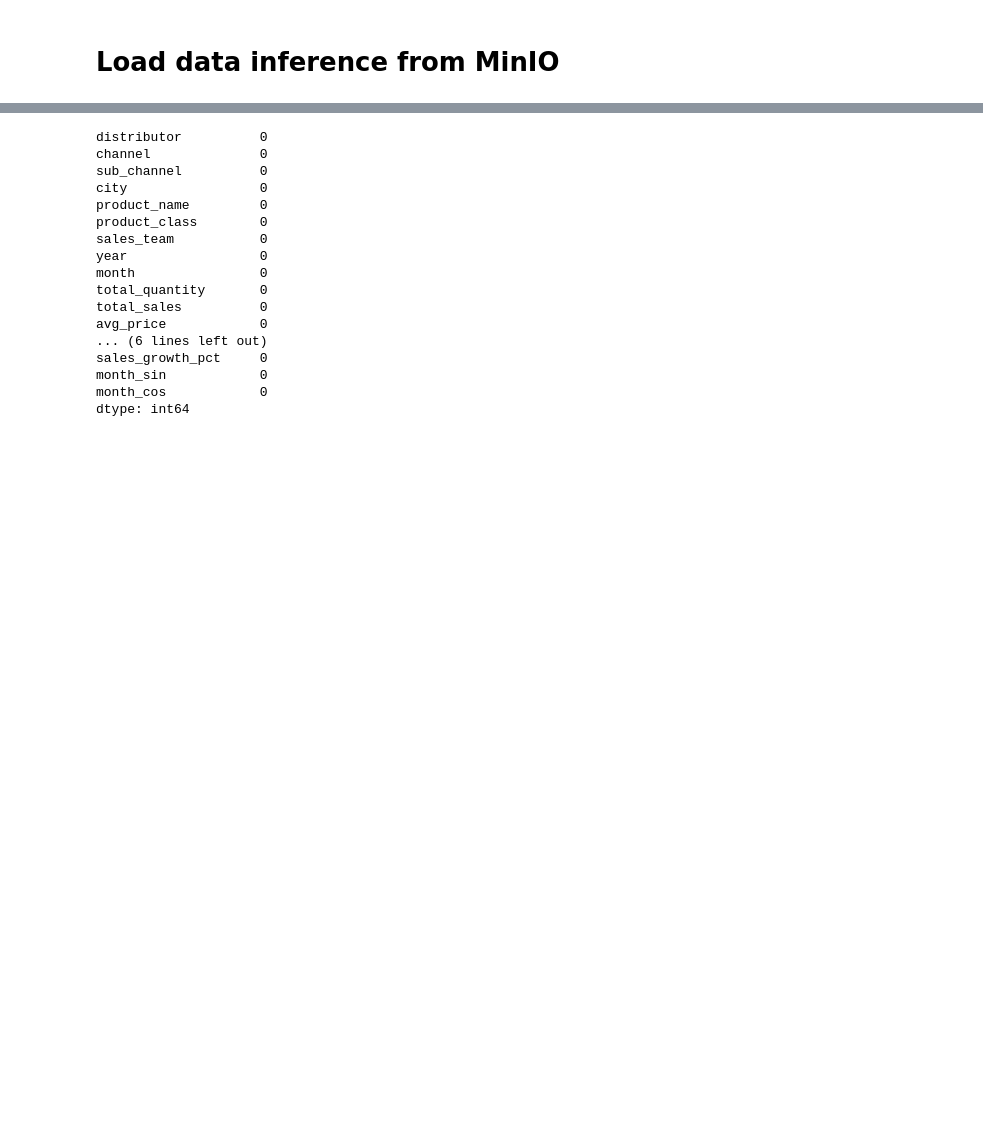
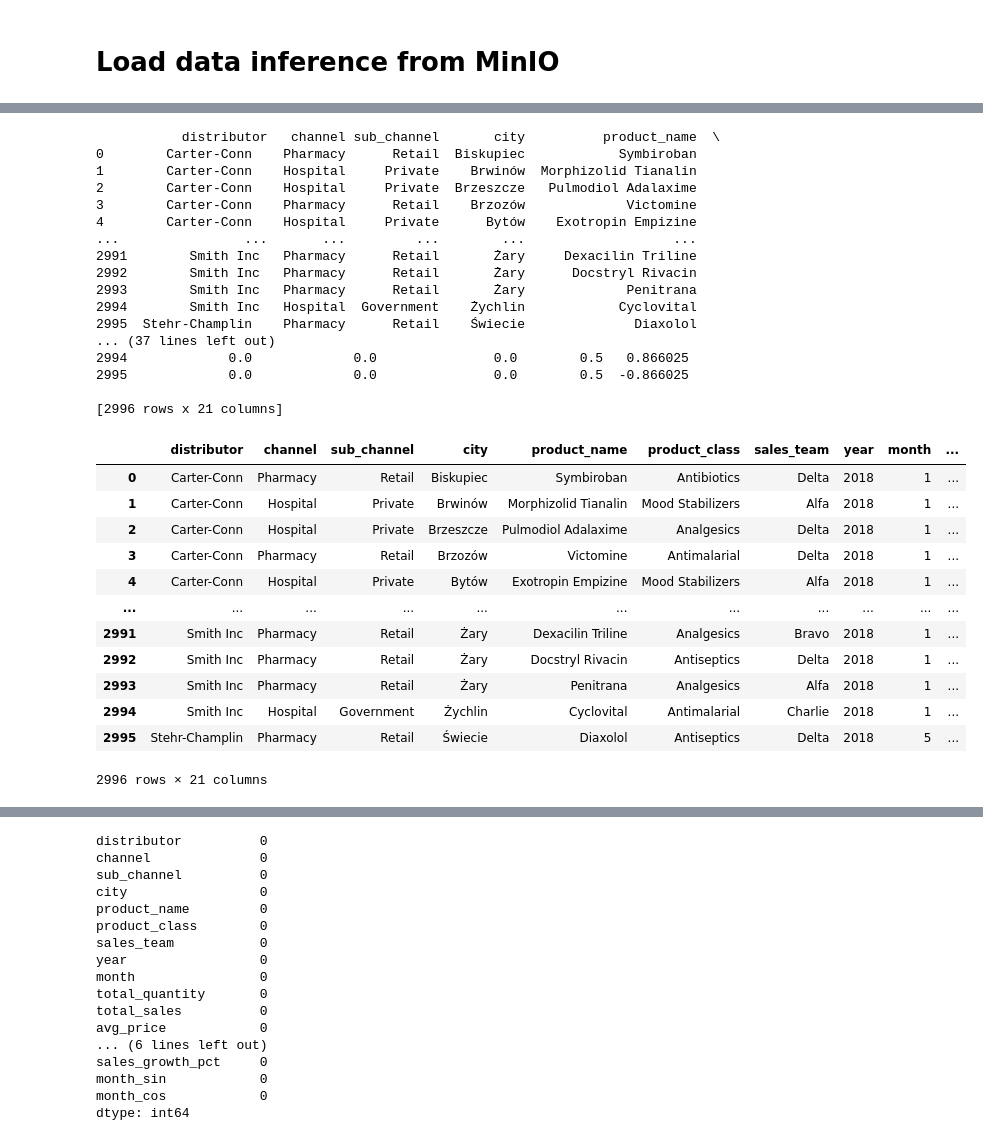
Before and after one commit to Mipjeiger/mini-project-pharmacy-business-engineering-end-to-end, a Jupyter notebook: notebooks/minio.ipynb, the cells around one changed output, grey strips where cells are left out. Cells and saved outputs as stored; diff of their text form; code cells hidden in the pictures; blank space fills up the shorter version.

```diff
--- a/notebooks/minio.ipynb
+++ b/notebooks/minio.ipynb
@@ -61,3 +114,59 @@ loaded sales_feature_20260111_235006.parquet from bucket 'gold'
+# %%
+# Read chunk parquet
+def read_parquet_in_chunks(bucket_name: str, chunk_size: int):
+    objects = list(client.list_objects(bucket_name))
+
+    if not objects:
+        print(f"No objects found in bucket '{bucket_name}'.")
+        return
+
+    for obj in objects:
+        response = client.get_object(bucket_name, obj.object_name)
+        df = pd.read_parquet(BytesIO(response.read()), engine='pyarrow')
+
+        # Close response
+        response.close()
+        response.release_conn()
+
+        for start in range(0, len(df), chunk_size):
+            yield df[start:start + chunk_size]
+
+for chunk in read_parquet_in_chunks("gold", chunk_size=max(1, len(df)//5)):
+    print(chunk)
+    break  # Remove this line to process all chunks
+
+pd.DataFrame(chunk)
+# %% [output]
+           distributor   channel sub_channel       city          product_name  \
+0        Carter-Conn    Pharmacy      Retail  Biskupiec            Symbiroban
+1        Carter-Conn    Hospital     Private    Brwinów  Morphizolid Tianalin
+2        Carter-Conn    Hospital     Private  Brzeszcze   Pulmodiol Adalaxime
+3        Carter-Conn    Pharmacy      Retail    Brzozów             Victomine
+4        Carter-Conn    Hospital     Private      Bytów    Exotropin Empizine
+...                ...       ...         ...        ...                   ...
+2991        Smith Inc   Pharmacy      Retail       Żary     Dexacilin Triline
+2992        Smith Inc   Pharmacy      Retail       Żary      Docstryl Rivacin
+2993        Smith Inc   Pharmacy      Retail       Żary             Penitrana
+2994        Smith Inc   Hospital  Government    Żychlin            Cyclovital
+2995  Stehr-Champlin    Pharmacy      Retail    Świecie              Diaxolol
+... (37 lines left out)
+2994             0.0             0.0               0.0        0.5   0.866025
+2995             0.0             0.0               0.0        0.5  -0.866025
+
+[2996 rows x 21 columns]
+|  | distributor | channel | sub_channel | city | product_name | product_class | sales_team | year | month | ... |
+| 0 | Carter-Conn | Pharmacy | Retail | Biskupiec | Symbiroban | Antibiotics | Delta | 2018 | 1 | ... |
+| 1 | Carter-Conn | Hospital | Private | Brwinów | Morphizolid Tianalin | Mood Stabilizers | Alfa | 2018 | 1 | ... |
+| 2 | Carter-Conn | Hospital | Private | Brzeszcze | Pulmodiol Adalaxime | Analgesics | Delta | 2018 | 1 | ... |
+| 3 | Carter-Conn | Pharmacy | Retail | Brzozów | Victomine | Antimalarial | Delta | 2018 | 1 | ... |
+| 4 | Carter-Conn | Hospital | Private | Bytów | Exotropin Empizine | Mood Stabilizers | Alfa | 2018 | 1 | ... |
+| ... | ... | ... | ... | ... | ... | ... | ... | ... | ... | ... |
+| 2991 | Smith Inc | Pharmacy | Retail | Żary | Dexacilin Triline | Analgesics | Bravo | 2018 | 1 | ... |
+| 2992 | Smith Inc | Pharmacy | Retail | Żary | Docstryl Rivacin | Antiseptics | Delta | 2018 | 1 | ... |
+| 2993 | Smith Inc | Pharmacy | Retail | Żary | Penitrana | Analgesics | Alfa | 2018 | 1 | ... |
+| 2994 | Smith Inc | Hospital | Government | Żychlin | Cyclovital | Antimalarial | Charlie | 2018 | 1 | ... |
+| 2995 | Stehr-Champlin | Pharmacy | Retail | Świecie | Diaxolol | Antiseptics | Delta | 2018 | 5 | ... |
+2996 rows × 21 columns
 # %%
 df.describe()
 # %% [output]
```
Also changed, not shown: parts of 8 cells of this notebook, 3 other files.
